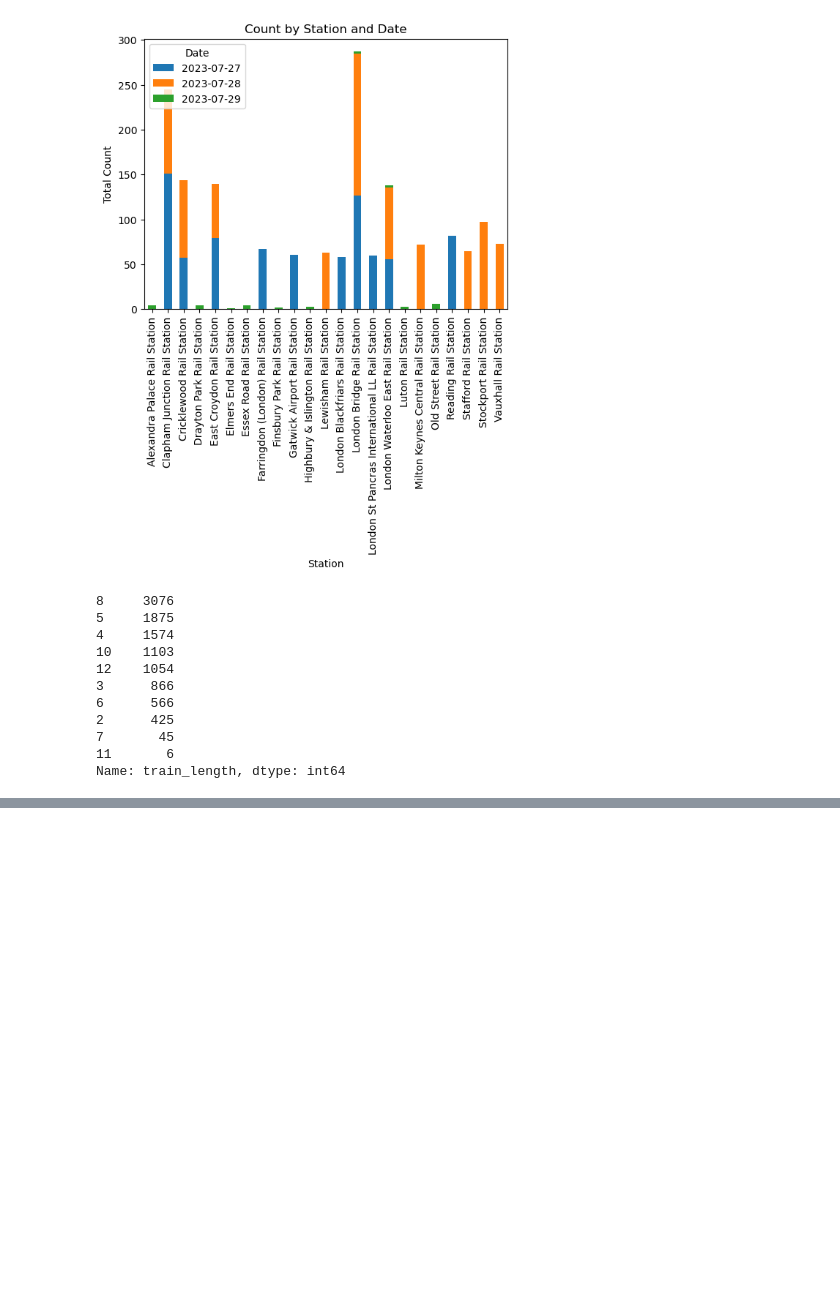
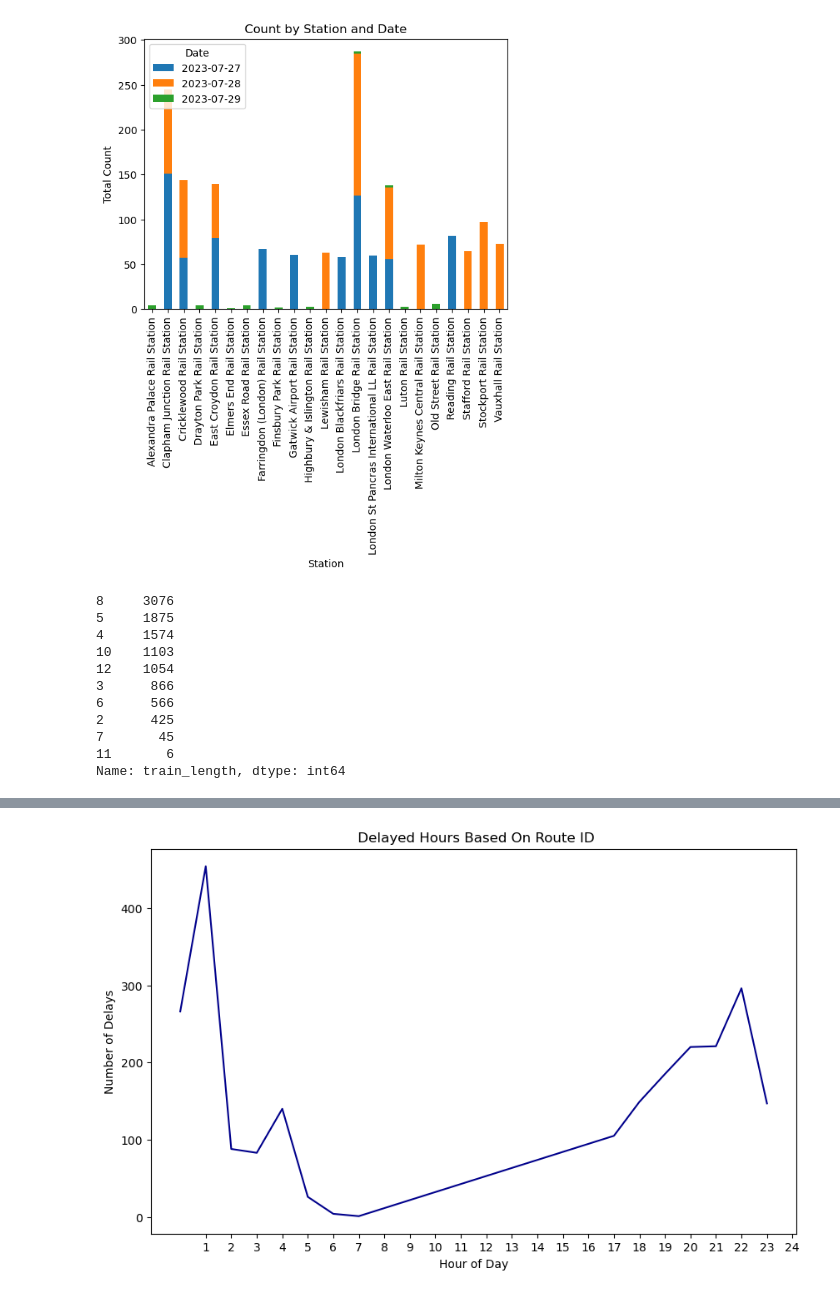
Before and after one commit to AndrewJarjis/FinalProject, a Jupyter notebook: DEprojectEDA.ipynb, the cells around one changed output, grey strips where cells are left out. Cells and saved outputs as stored; diff of their text form; code cells hidden in the pictures; blank space fills up the shorter version.

```diff
--- a/DEprojectEDA.ipynb
+++ b/DEprojectEDA.ipynb
@@ -521,0 +598,21 @@ Further analysis will be needed but it seems like the train_length of 8 seems to
+# %%
+top_delay_hours = merged[['hour', 'route_id', 'is_delayed_arrival']]
+top_hours = top_delay_hours[top_delay_hours['is_delayed_arrival'] == True]
+
+# Count the delays for each hour
+count_delays = top_hours['hour'].value_counts().sort_index()
+
+# Plotting
+plt.figure(figsize=(10, 6))
+
+count_delays.plot(kind='line', color='darkblue')
+
+plt.xlabel('Hour of Day')
+plt.ylabel('Number of Delays')
+plt.title(' Delayed Hours Based On Route ID')
+
+plt.xticks(range(1, 25))  # Assuming you want x-axis ticks for hours 1 to 24
+
+plt.show()
+# %% [output]
+[figure, added]
```
Also changed, not shown: parts of 29 cells of this notebook.
